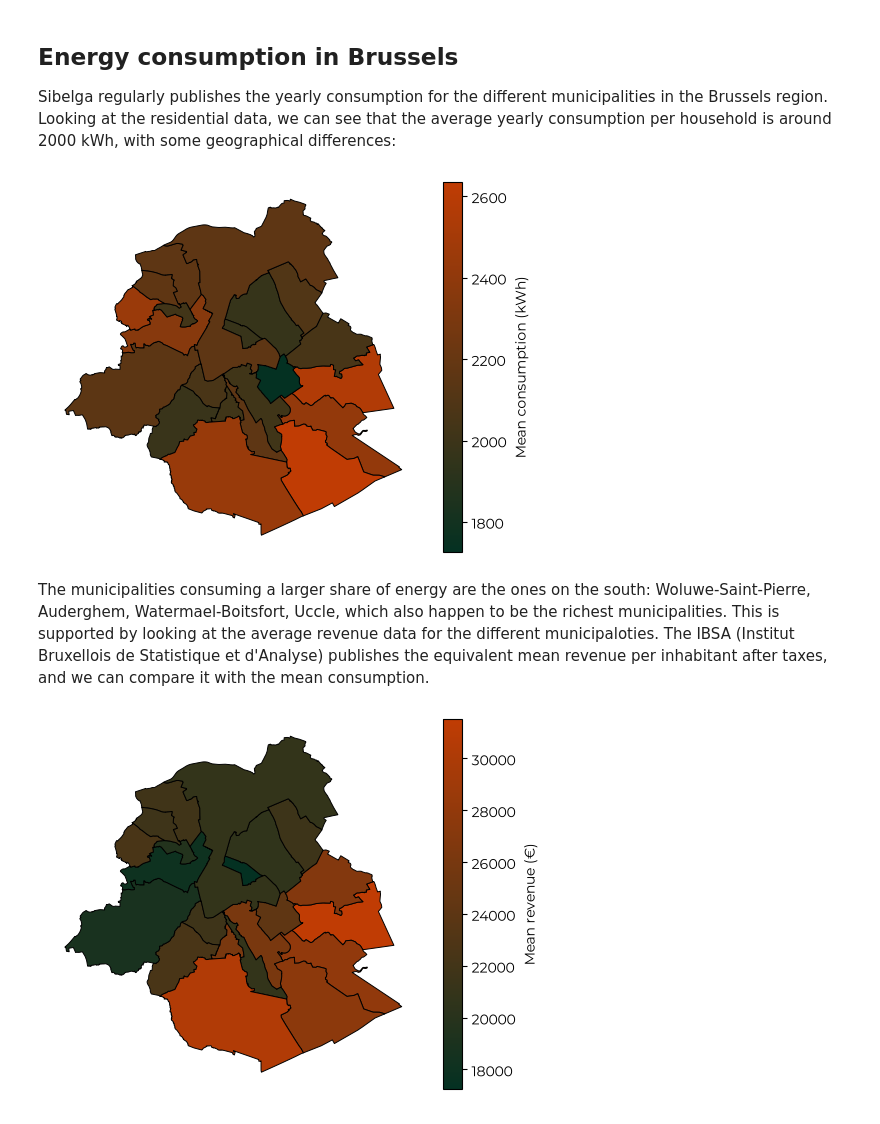
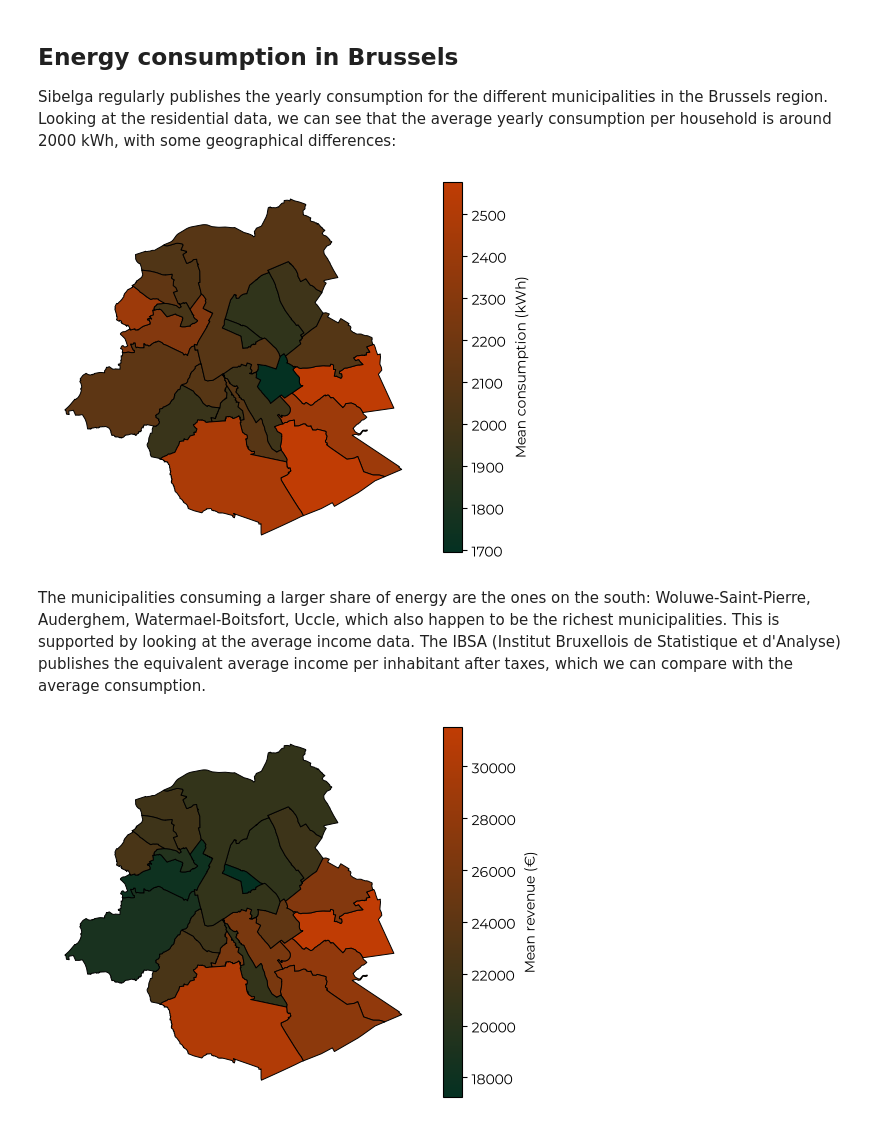
Before and after one commit to albertoprocacci/ders-in-brussels, a Jupyter notebook: book/02_energy-consumption.ipynb, the cells around one changed output. Drawn from its saved outputs; the diff is of its cells as text; code cells hidden in the pictures.

```diff
--- a/book/02_energy-consumption.ipynb
+++ b/book/02_energy-consumption.ipynb
@@ -5,38 +5,38 @@ Sibelga regularly publishes the yearly consumption for the different municipalit
 # %%
 from pathlib import Path
 import pandas as pd
 import geopandas as gpd
 import pandas as pd
 import matplotlib.pyplot as plt
 from matplotlib import font_manager as fm
 
 for f in Path("fonts").glob("*.ttf"):   # path relative to the notebook
     fm.fontManager.addfont(str(f))
 plt.rcParams["font.family"] = "Montserrat"
 
 from matplotlib.colors import LinearSegmentedColormap
 cmap = LinearSegmentedColormap.from_list("swifft_map", ["#043122", "#C03C04"])
 
-df_consumption = pd.read_csv("../data/202512-yearly-consumption-elec-2025.csv", sep=";", decimal=".")
+df_consumption = pd.read_csv("../data/202312-yearly-consumption-elec-2023.csv", sep=";", decimal=".")
 df_consumption_res = df_consumption[df_consumption['CUSTOMER_TYPE_FR_TX'] == 'RES']
 df_consumption_res['CITY_FR_TX'] = df_consumption_res['CITY_FR_TX'].replace(r"Brux.*", "Bruxelles", regex=True)
 df_consumption_res['AVERAGE_KWH'] = df_consumption_res['VOLUME_KWH'] / df_consumption_res['COUNT_EAN']
 df_mean_cons = df_consumption_res.groupby('CITY_FR_TX')['AVERAGE_KWH'].mean().sort_values(ascending=False)
 
 # Load a polygon layer containing the Brussels municipalities.
 municipalities = gpd.read_file("../data/limites-administratives-des-communes-en-region-de-bruxelles-capitale.geojson")
 results = df_mean_cons.rename("mean_kwh").rename_axis("CITY_FR_TX").reset_index()
 map_data = municipalities.merge(results, left_on="name_fr", right_on="CITY_FR_TX", how="left")
 
 ax = map_data.plot(column="mean_kwh", cmap=cmap, legend=True, edgecolor="black", linewidth=0.7, missing_kwds={"color": "lightgrey", "label": "No data"}, legend_kwds={"label": "Mean consumption (kWh)"})
 ax.set_axis_off()
 fig = ax.get_figure()
 plt.show()
 # %% [output]
-[figure, old version]
+[figure, new version]
 # %% [markdown]
 The municipalities consuming a larger share of energy are the ones on the south: Woluwe-Saint-Pierre, Auderghem, Watermael-Boitsfort, Uccle, which also happen to be the richest municipalities.
-This is supported by looking at the average revenue data for the different municipaloties. The IBSA (Institut Bruxellois de Statistique et d'Analyse) publishes the equivalent mean revenue per inhabitant after taxes, and we can compare it with the mean consumption.
+This is supported by looking at the average income data. The IBSA (Institut Bruxellois de Statistique et d'Analyse) publishes the equivalent average income per inhabitant after taxes, which we can compare with the average consumption.
 # %%
 df_revenues = pd.read_excel("../data/2.1b_rev_dep_menages_stat_fisc_menages_prives_20260526.xlsx", sheet_name="2.1.5.7", skiprows=3, engine="calamine")
 df_revenues = df_revenues.rename(columns={"Unnamed: 0": "CITY_FR_TX"})
```
Also changed, not shown: parts of 4 cells of this notebook, 4 other files.
